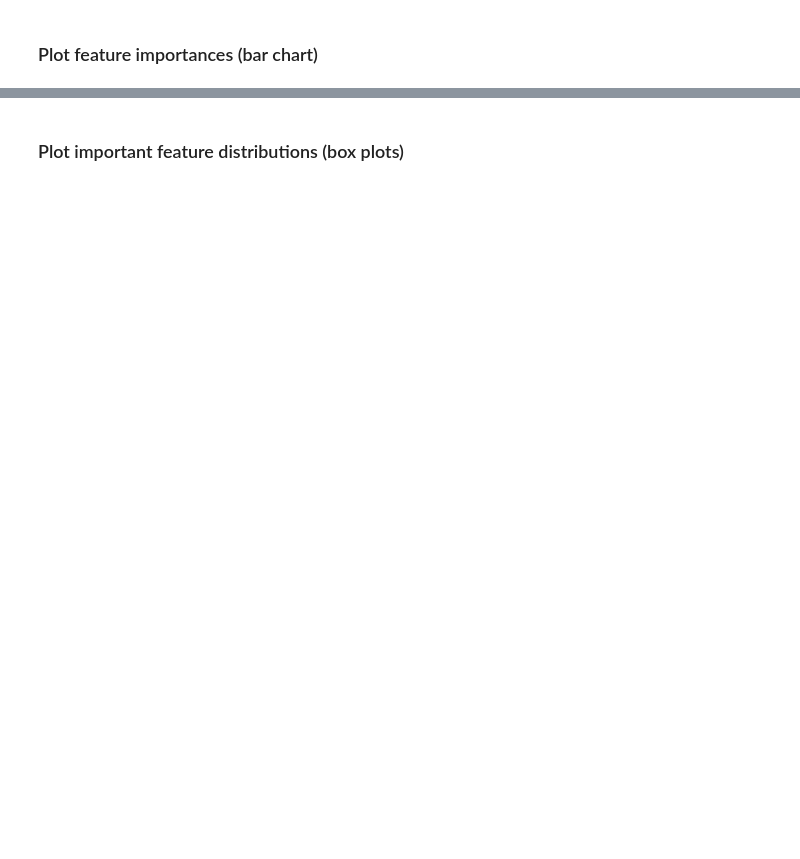
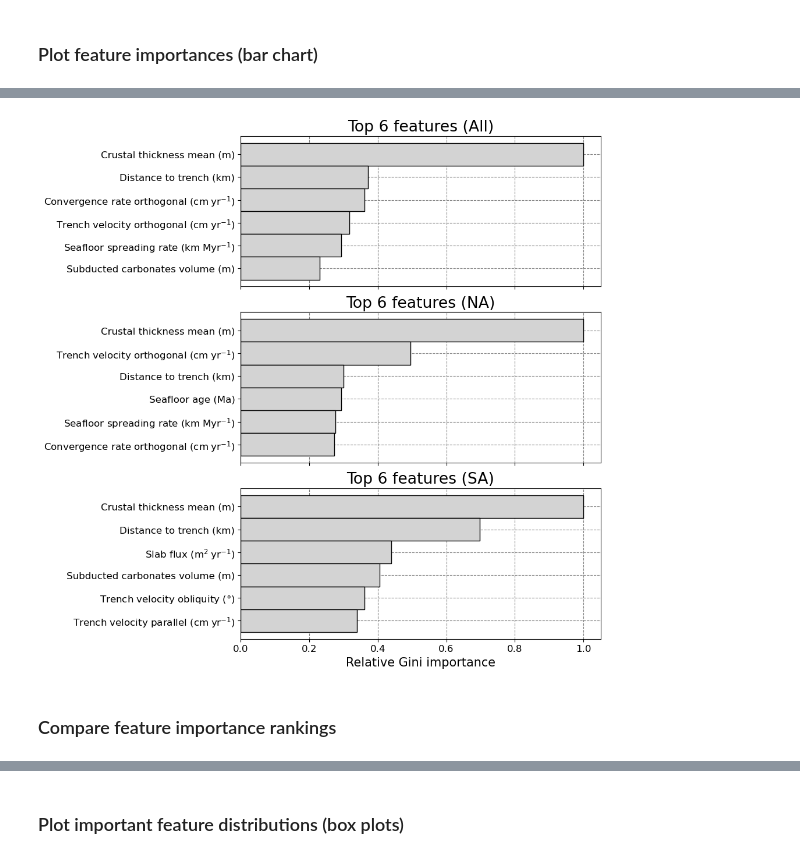
Before and after one commit to cpalfonso/stellar-data-mining, a Jupyter notebook: Fig-04-feature_importance.ipynb, the cells around one changed output, grey strips where cells are left out. Drawn from its saved outputs; the diff is of its cells as text; code cells hidden in the pictures; blank space fills up the shorter version.

```diff
--- a/Fig-04-feature_importance.ipynb
+++ b/Fig-04-feature_importance.ipynb
@@ -86,0 +89,18 @@ pd.DataFrame(
+# %%
+importances = {
+    region: calculate_importances(model, feature_names)
+    for region, model in models.items()
+}
+
+pd.concat(
+    [
+        pd.DataFrame(
+            {
+                f"{region}: importance (relative)": values / values.max(),
+                f"{region}: importance (absolute)": values,
+            }
+        )
+        for region, values in importances.items()
+    ],
+    axis="columns",
+).sort_values(by="All: importance (relative)", ascending=False)
@@ -146,0 +130,33 @@ for extension in (".png", ".pdf"):
+# %%
+fig, axs = plt.subplots(
+    3, 1,
+    figsize=(num_to_keep * 1.33, num_to_keep * 1.87),
+    gridspec_kw={"hspace": 0.17},
+)
+for ax, region in zip(axs, regions):
+    title = f"Top {num_to_keep} features ({region})"
+    plot_importances(
+        models[region],
+        names=feature_names,
+        normalise=normalise,
+        num_to_keep=num_to_keep,
+        ax=ax,
+        title=title,
+        fontsize=12,
+        titlesize=19.2,
+    )
+    if ax is not axs[-1]:
+        ax.set_xlabel(None)
+        ax.tick_params(labelbottom=False)
+
+for extension in (".png", ".pdf"):
+    output_filename = importances_basename + extension
+    fig.savefig(
+        output_filename,
+        dpi=350,
+        bbox_inches="tight",
+    )
+# %% [output]
+[figure, added]
+# %% [markdown]
+### Compare feature importance rankings
```
Also changed, not shown: parts of 15 cells of this notebook, 9 other files.
